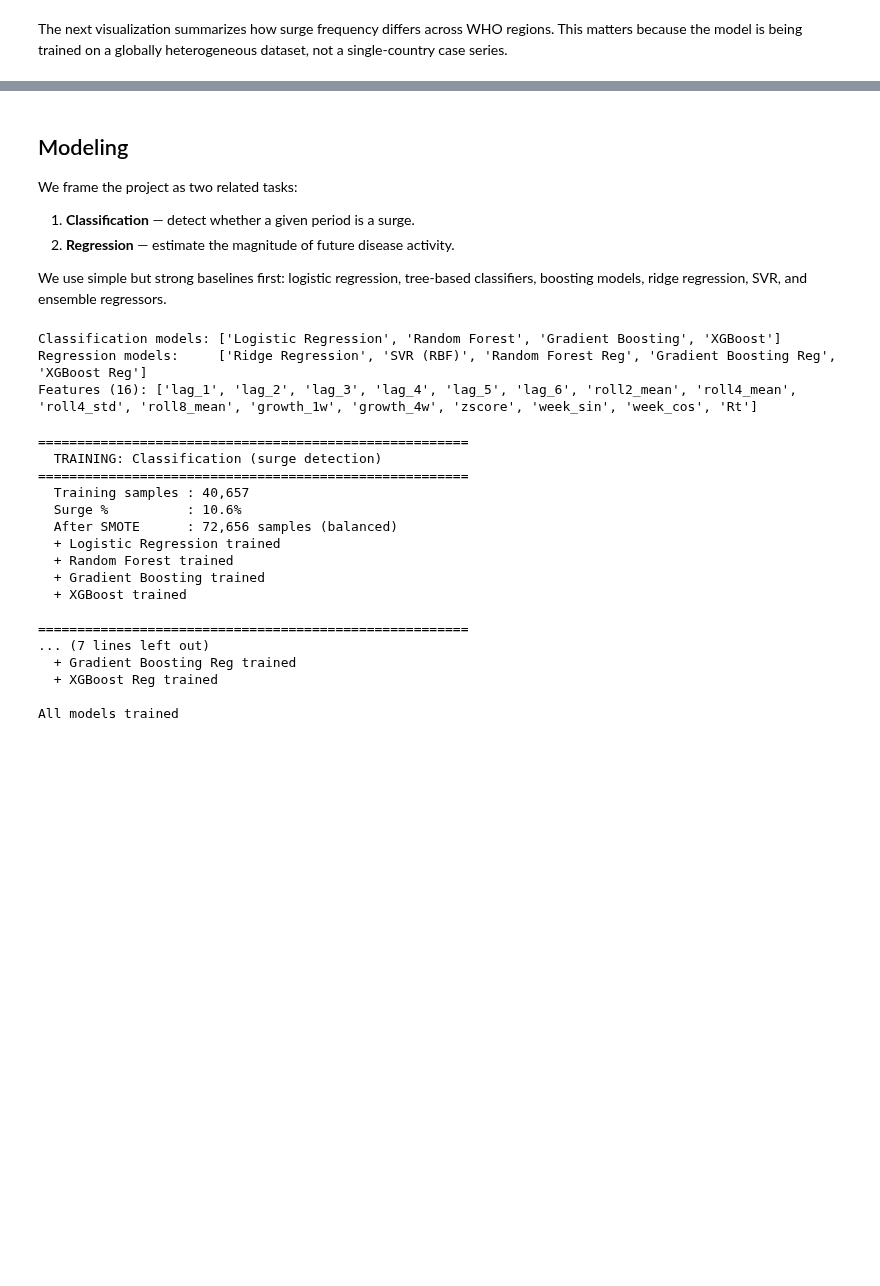
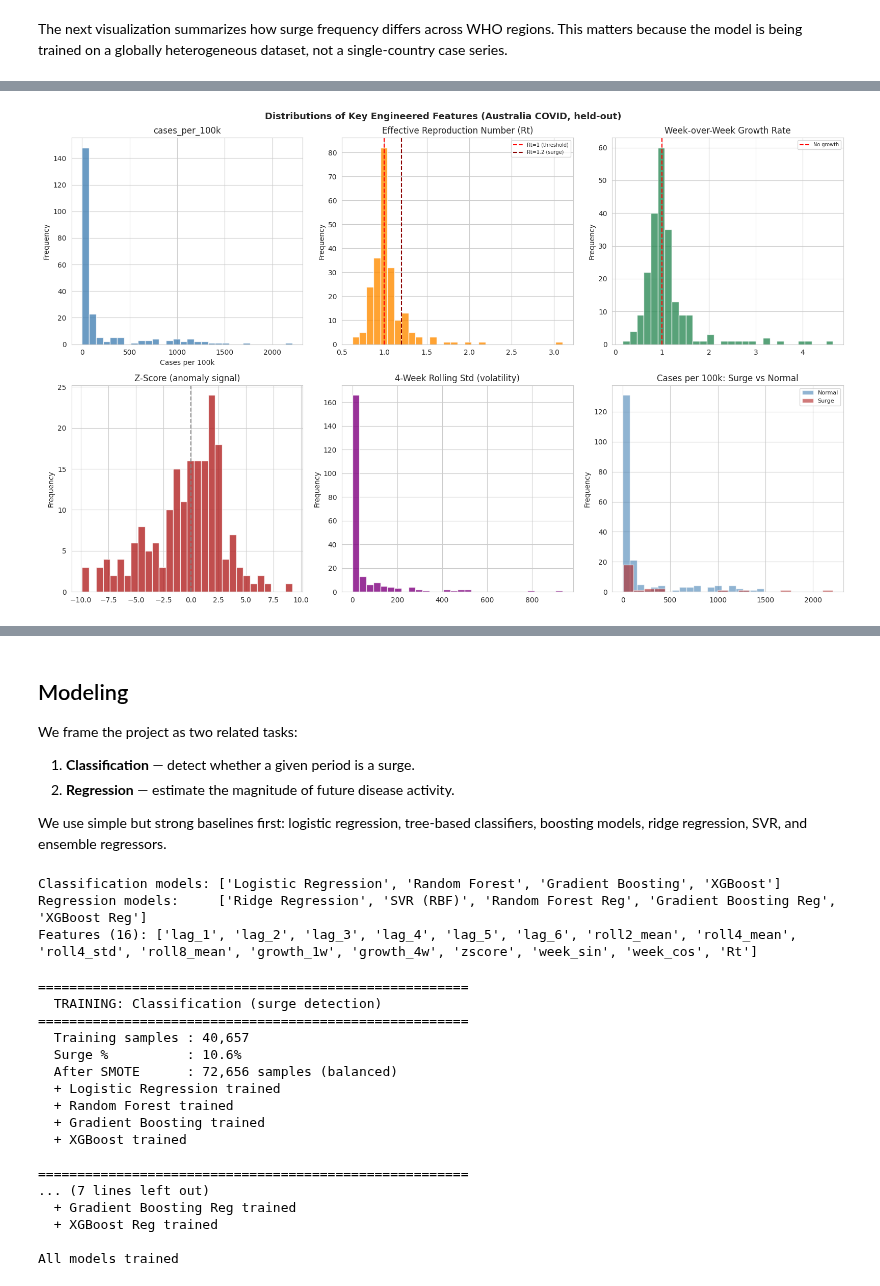
Before and after one commit to SU-IST707-SP26/group-project-inferra, a Jupyter notebook: checkpoint/submission.ipynb, the cells around one changed output, grey strips where cells are left out. Cells and saved outputs as stored; diff of their text form; code cells hidden in the pictures; blank space fills up the shorter version.

```diff
--- a/checkpoint/submission.ipynb
+++ b/checkpoint/submission.ipynb
@@ -528,0 +541,84 @@ OTHER     3.7
+# %%
+# Feature Distributions and Correlation Analysis
+# ============================================================
+
+fig, axes = plt.subplots(2, 3, figsize=(16, 10))
+fig.suptitle("Distributions of Key Engineered Features (Australia COVID, held-out)",
+             fontsize=13, fontweight='bold')
+
+# Filter to active periods only (cases > 0)
+active = test_covid[test_covid['Cases'] > 0].copy()
+
+# 1. cases_per_100k
+axes[0,0].hist(active['cases_per_100k'], bins=30, color='steelblue', edgecolor='white', alpha=0.8)
+axes[0,0].set_title('cases_per_100k')
+axes[0,0].set_xlabel('Cases per 100k')
+
+# 2. Rt distribution
+valid_rt = active[active['Rt'].notna() & (active['Rt'] < 5)]
+axes[0,1].hist(valid_rt['Rt'], bins=30, color='darkorange', edgecolor='white', alpha=0.8)
+axes[0,1].axvline(x=1.0, color='red', linestyle='--', label='Rt=1 (threshold)')
+axes[0,1].axvline(x=1.2, color='darkred', linestyle='--', label='Rt=1.2 (surge)')
+axes[0,1].set_title('Effective Reproduction Number (Rt)')
+axes[0,1].legend(fontsize=7)
+
+# 3. growth_1w
+valid_growth = active[active['growth_1w'].notna() & (active['growth_1w'] < 10)]
+axes[0,2].hist(valid_growth['growth_1w'], bins=30, color='seagreen', edgecolor='white', alpha=0.8)
+axes[0,2].axvline(x=1.0, color='red', linestyle='--', label='No growth')
+axes[0,2].set_title('Week-over-Week Growth Rate')
+axes[0,2].legend(fontsize=7)
+
+# 4. zscore
+valid_z = active[active['zscore'].notna() & (active['zscore'].abs() < 10)]
+axes[1,0].hist(valid_z['zscore'], bins=30, color='firebrick', edgecolor='white', alpha=0.8)
+axes[1,0].axvline(x=0, color='gray', linestyle='--')
+axes[1,0].set_title('Z-Score (anomaly signal)')
+
+# 5. roll4_std (volatility)
+valid_std = active[active['roll4_std'].notna()]
+axes[1,1].hist(valid_std['roll4_std'], bins=30, color='purple', edgecolor='white', alpha=0.8)
+axes[1,1].set_title('4-Week Rolling Std (volatility)')
+
+# 6. Surge vs non-surge comparison
+surge_cases = active[active['surge']==1]['cases_per_100k']
+normal_cases = active[active['surge']==0]['cases_per_100k']
+axes[1,2].hist(normal_cases, bins=20, color='steelblue', alpha=0.6, label='Normal', edgecolor='white')
+axes[1,2].hist(surge_cases, bins=20, color='firebrick', alpha=0.6, label='Surge', edgecolor='white')
+axes[1,2].set_title('Cases per 100k: Surge vs Normal')
+axes[1,2].legend(fontsize=8)
+
+for ax in axes.flat:
+    ax.set_ylabel('Frequency')
+plt.tight_layout()
+plt.show()
+
+# ---- Correlation Heatmap ----
+corr_features = [
+    'lag_1', 'lag_2', 'lag_4', 'lag_6',
+    'roll2_mean', 'roll4_mean', 'roll8_mean',
+    'growth_1w', 'growth_4w',
+    'zscore', 'Rt', 'week_sin', 'week_cos'
+]
+
+corr_matrix = test_covid[corr_features].corr()
+mask = np.triu(np.ones_like(corr_matrix, dtype=bool))
+
+fig, ax = plt.subplots(figsize=(12, 9))
+sns.heatmap(corr_matrix, mask=mask, annot=True, fmt='.2f', cmap='RdBu_r',
+            center=0, ax=ax, square=True, linewidths=0.5,
+            cbar_kws={'shrink': 0.8})
+ax.set_title('Feature Correlation Matrix — Australia COVID (held-out)\n'
+             'Lag and rolling features are highly correlated; Rt, zscore, and growth provide independent signal',
+             fontsize=11, fontweight='bold')
+plt.tight_layout()
+plt.show()
+
+print("Key observations:")
+print("  - Lag features (lag_1 through lag_6) and rolling means are highly correlated (r > 0.9)")
+print("    This is expected — they all track recent case levels")
+print("  - Rt and growth_1w are moderately correlated (both measure momentum)")
+print("  - zscore has low correlation with other features — valuable independent signal")
+print("  - Seasonal features (week_sin, week_cos) are independent of all case-based features")
+# %% [output]
+[figure, added]
```
Also changed, not shown: parts of 12 cells of this notebook.
